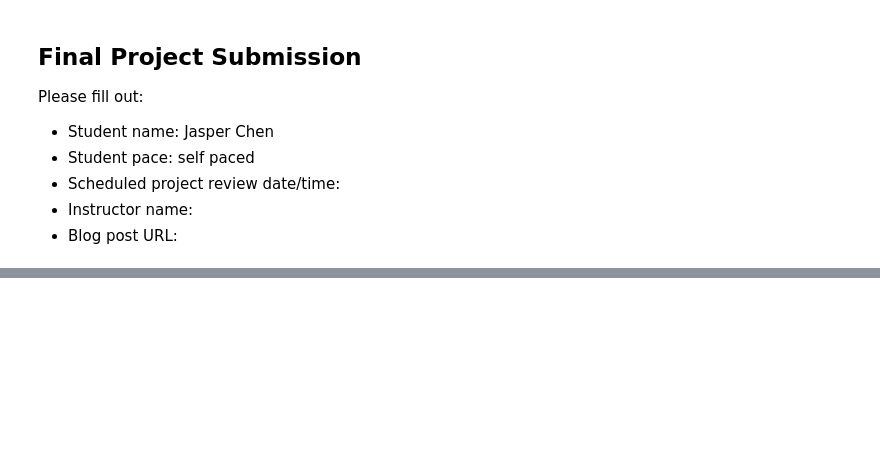
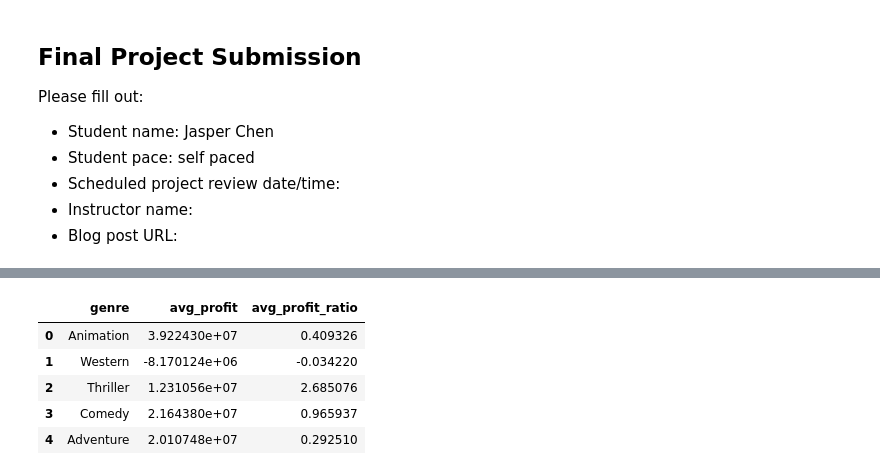
Before and after one commit to Jasperino64/dsc-phase-1-project-v2-4, a Jupyter notebook: student.ipynb, the cells around one changed output, grey strips where cells are left out. Drawn from its saved outputs; the diff is of its cells as text; code cells hidden in the pictures; blank space fills up the shorter version.

```diff
--- a/student.ipynb
+++ b/student.ipynb
@@ -34,0 +52,6 @@ pd.read_sql(q, conn)
+# %%
+budgetsdf = pd.read_csv("zippeddata/tn.movie_budgets.csv.gz")
+budgetsdf['worldwide_gross'] = budgetsdf['worldwide_gross'].replace('[$,]', '', regex=True).astype(float)
+budgetsdf['domestic_gross'] = budgetsdf['domestic_gross'].replace('[$,]', '', regex=True).astype(float)
+budgetsdf['production_budget'] = budgetsdf['production_budget'].replace('[$,]', '', regex=True).astype(float)
+budgetsdf
@@ -34,0 +72,24 @@ pd.read_sql(q, conn)
+# %%
+# bom.head()
+# Calculate profit and profit ratio per movie (profit/budget)
+
+q = """
+SELECT (budgets.domestic_gross - production_budget) AS profit,
+(budgets.domestic_gross - production_budget) / production_budget AS profit_ratio,
+genres
+FROM moviesdf AS m
+JOIN bomdf AS b
+ON m.primary_title = b.title
+JOIN budgetsdf AS budgets
+ON budgets.movie = b.title
+"""
+rawdf = pysqldf(q)
+# df.head()
+rawdf = rawdf.set_index(['profit', 'profit_ratio']).apply(lambda x: x.str.split(',').explode()).reset_index()
+# %% [output]
+|  | genre | avg_profit | avg_profit_ratio |
+| 0 | Animation | 3.922430e+07 | 0.409326 |
+| 1 | Western | -8.170124e+06 | -0.034220 |
+| 2 | Thriller | 1.231056e+07 | 2.685076 |
+| 3 | Comedy | 2.164380e+07 | 0.965937 |
+| 4 | Adventure | 2.010748e+07 | 0.292510 |
```
Also changed, not shown: parts of 8 cells of this notebook.
